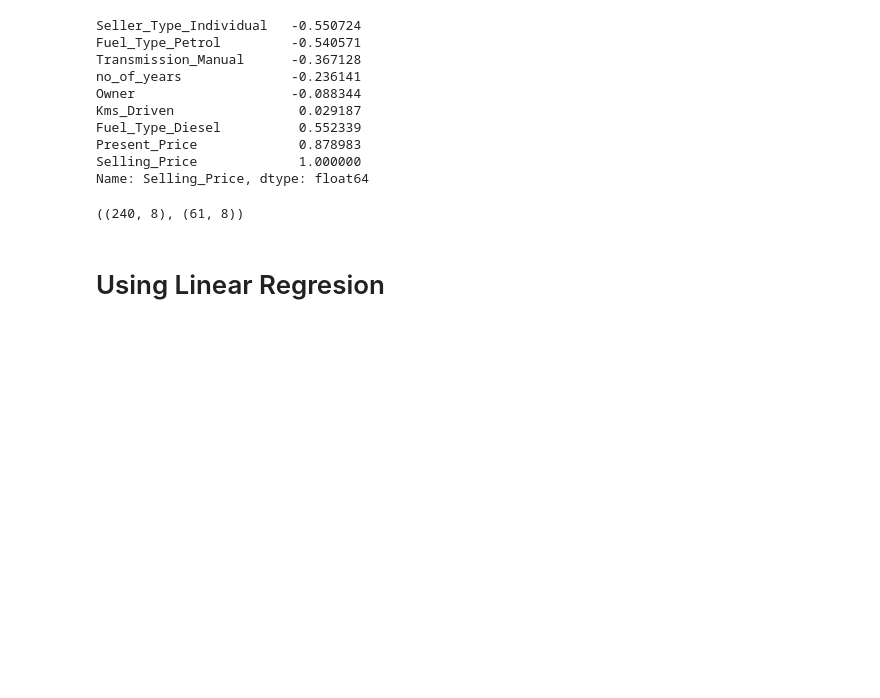
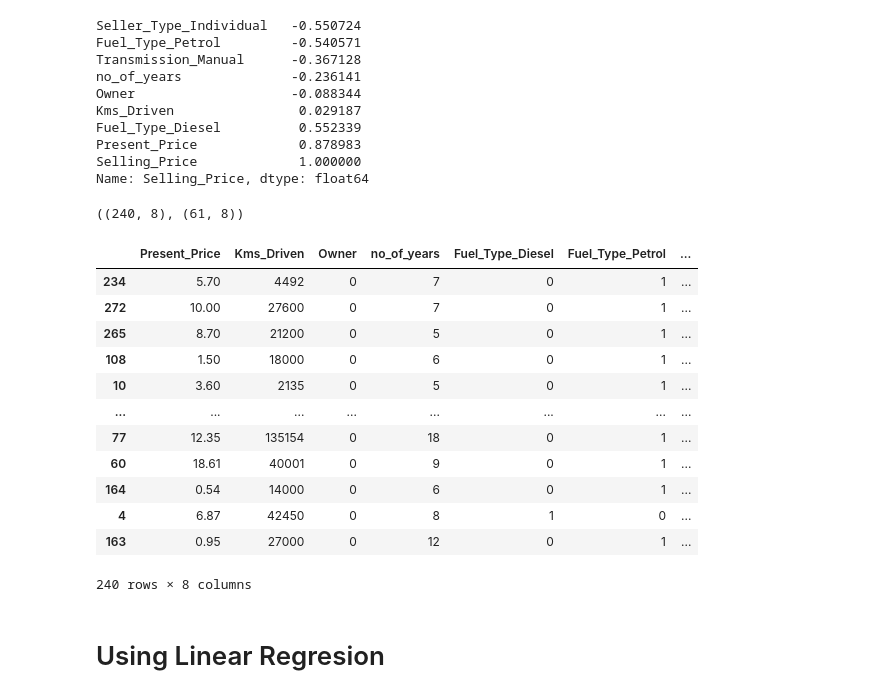
Before and after one commit to Suman196pokhrel/Car_Price_prediction, a Jupyter notebook: codeFiles/car_price_using_Linear_regression.ipynb, the cells around one changed output. Saved outputs shown, nothing was run; the diff lists cells and outputs as text; code cells hidden in the pictures; blank space fills up the shorter version.

```diff
--- a/codeFiles/car_price_using_Linear_regression.ipynb
+++ b/codeFiles/car_price_using_Linear_regression.ipynb
@@ -79,6 +79,22 @@ x_train,x_test, y_train, y_test = train_test_split(X,Y,test_size=0.2)
 x_train.shape, x_test.shape
 # %% [output]
 ((240, 8), (61, 8))
+# %%
+x_train
+# %% [output]
+|  | Present_Price | Kms_Driven | Owner | no_of_years | Fuel_Type_Diesel | Fuel_Type_Petrol | ... |
+| 234 | 5.70 | 4492 | 0 | 7 | 0 | 1 | ... |
+| 272 | 10.00 | 27600 | 0 | 7 | 0 | 1 | ... |
+| 265 | 8.70 | 21200 | 0 | 5 | 0 | 1 | ... |
+| 108 | 1.50 | 18000 | 0 | 6 | 0 | 1 | ... |
+| 10 | 3.60 | 2135 | 0 | 5 | 0 | 1 | ... |
+| ... | ... | ... | ... | ... | ... | ... | ... |
+| 77 | 12.35 | 135154 | 0 | 18 | 0 | 1 | ... |
+| 60 | 18.61 | 40001 | 0 | 9 | 0 | 1 | ... |
+| 164 | 0.54 | 14000 | 0 | 6 | 0 | 1 | ... |
+| 4 | 6.87 | 42450 | 0 | 8 | 1 | 0 | ... |
+| 163 | 0.95 | 27000 | 0 | 12 | 0 | 1 | ... |
+240 rows × 8 columns
 # %% [markdown]
 # Using Linear Regresion
 # %%
```
Also changed, not shown: parts of 11 cells of this notebook, 3 other files.
